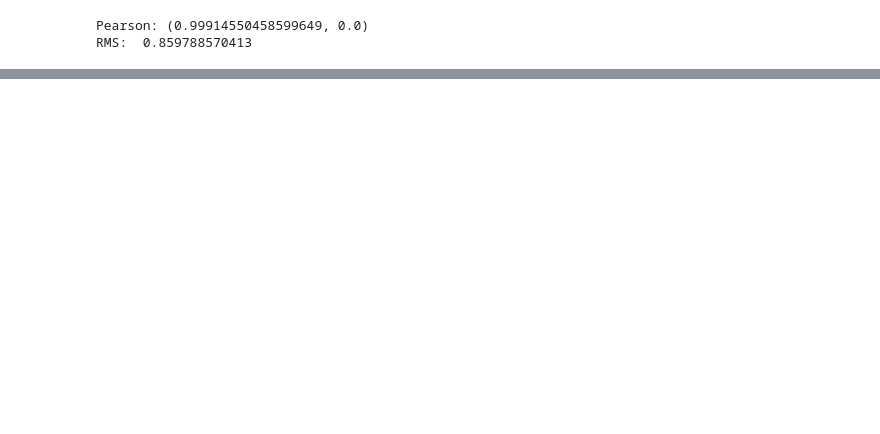
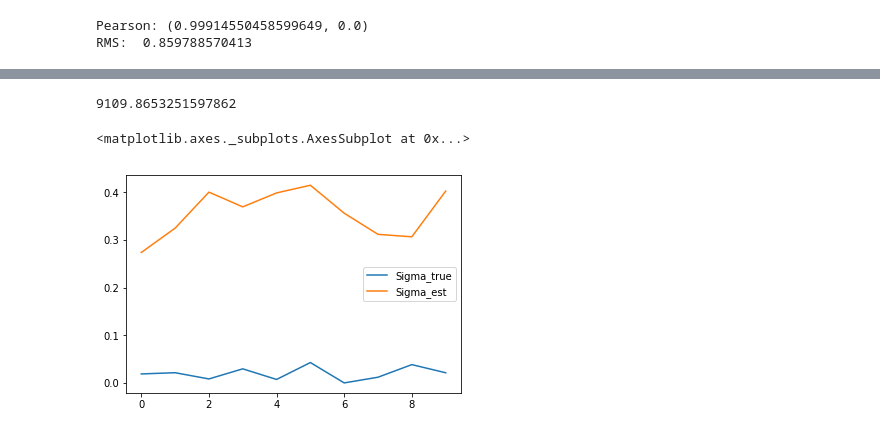
Before and after one commit to RailProfAC/19_Eurobrake, a Jupyter notebook: Code/Simulation.ipynb, the cells around one changed output, grey strips where cells are left out. Cells and saved outputs as stored; diff of their text form; code cells hidden in the pictures; blank space fills up the shorter version.

```diff
--- a/Code/Simulation.ipynb
+++ b/Code/Simulation.ipynb
@@ -136,3 +166,12 @@ TypeError: only length-1 arrays can be converted to Python scalars
+# %%
+(bfTrain - bfExp.loc[Train.index != wagon].sum()).std()
+# %% [output]
+9109.8653251597862
+# %%
+Fleet[['Sigma_true', 'Sigma_est']].plot()
+# %% [output]
+<matplotlib.axes._subplots.AxesSubplot at 0x...>
+[figure, added]
 # %%
 Fleet
 # %% [output]
```
Also changed, not shown: parts of 16 cells of this notebook.
